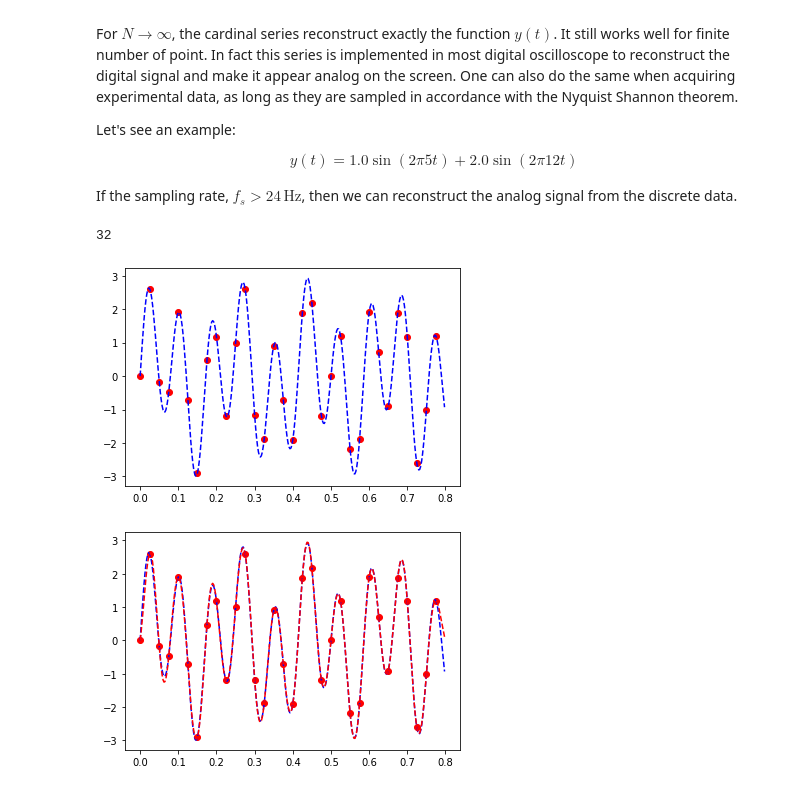
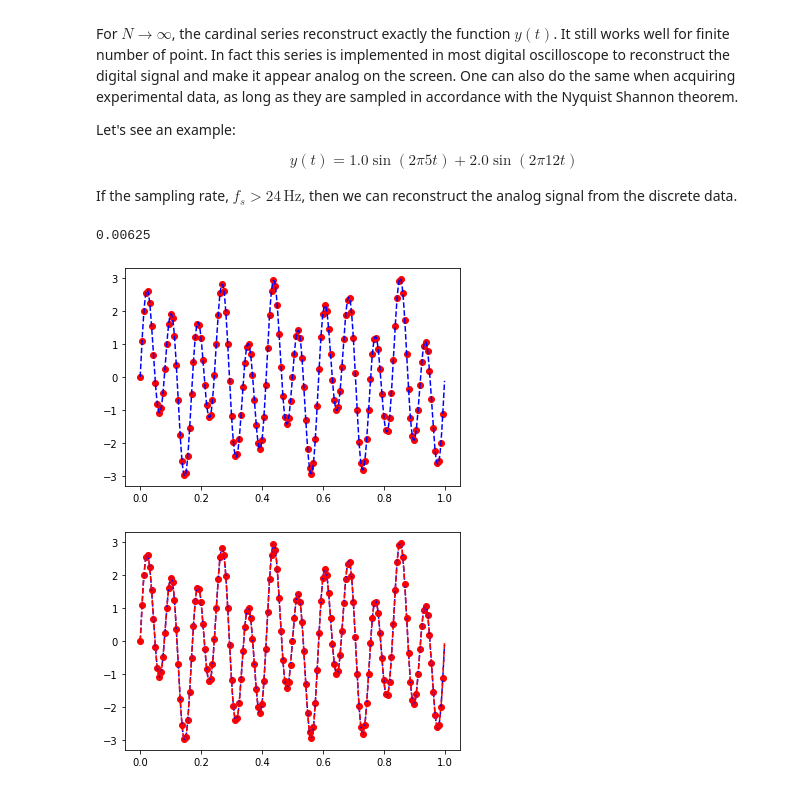
Before and after one commit to bardet/GWU-MAE3120_2022, a Jupyter notebook: Lectures/03_FourierAnalysis.ipynb, the cells around one changed output. Saved outputs shown, nothing was run; the diff lists cells and outputs as text; code cells hidden in the pictures.

```diff
--- a/Lectures/03_FourierAnalysis.ipynb
+++ b/Lectures/03_FourierAnalysis.ipynb
@@ -792,24 +853,25 @@ y(t) = 1.0 \sin (2 \pi 5 t) + 2.0 \sin (2 \pi 12 t)
 
 If the sampling rate, $f_s> 24 \,\mathrm{Hz}$, then we can reconstruct the analog signal from the discrete data.
 # %%
-fs = 40 # sampling rate (Hz)
+fs = 160 # sampling rate (Hz)
 m = 5 # exponent number of point
-N = 2**m # number of points
-Ts = N/fs # sampling period
+Ts = 1 # sampling period
+N = Ts/fs # number of points
+
 print(N)
 timestep = 1/fs # time increment (s)
 t = numpy.arange(0,Ts,timestep) # time vector
 y_t = 1.0*numpy.sin(2*numpy.pi*5*t) + 2.0*numpy.sin(2*numpy.pi*12*t)
 
 pyplot.plot(t, y_t,'ro');
 # overplot data to make them look continuous
 t0 = numpy.arange(0,Ts,timestep/10)
 y_t0 = 1.0*numpy.sin(2*numpy.pi*5*t0) + 2.0*numpy.sin(2*numpy.pi*12*t0)
 
 pyplot.plot(t0, y_t0,'b--');
 # %% [output]
-32
+0.00625
-[figure, old version]
+[figure, new version]
 # %%
 def CardinalSeries(yt, timestep, t):
     ''' Calculate the cardinal series of a discrete function at time t
@@ -843,7 +905,7 @@ pyplot.plot(t, y_t,'ro');
 pyplot.plot(t0, y_t0,'b--');
 pyplot.plot(t0, yt_ana,'r--');
 # %% [output]
-[figure, old version]
+[figure, new version]
 # %% [markdown]
 ## Back to thermocouple - MTV data
 
```
Also changed, not shown: parts of 8 cells of this notebook.
